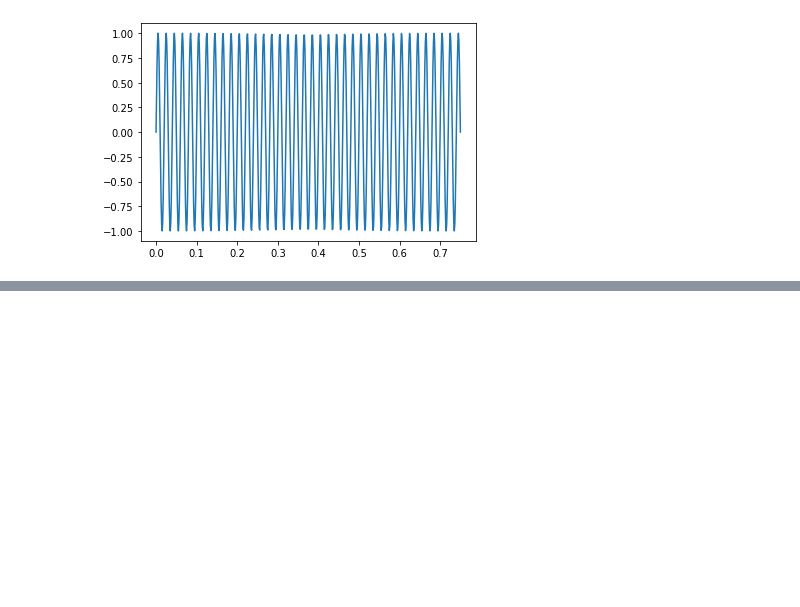
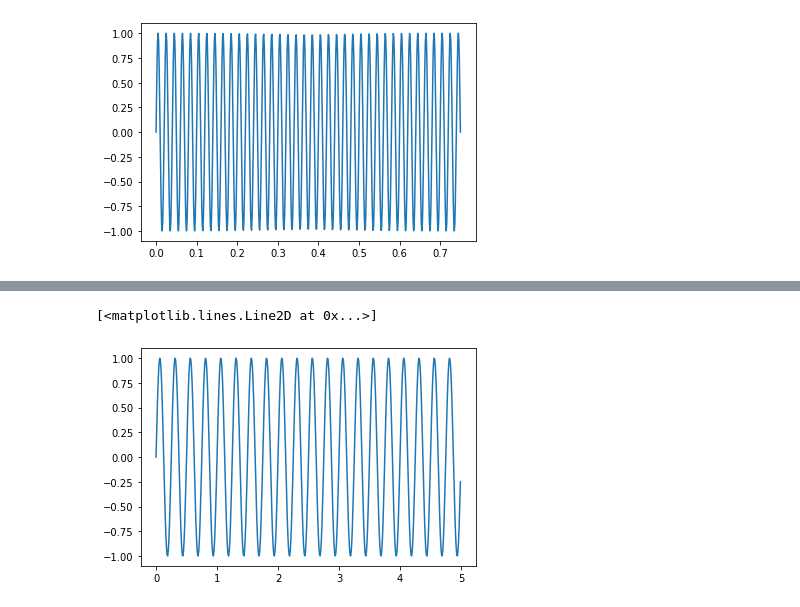
Before and after one commit to Yousousen/pulsar_analysis, a Jupyter notebook: scripts/ipynb.ipynb, the cells around one changed output, grey strips where cells are left out. Cells and saved outputs as stored; diff of their text form; code cells hidden in the pictures; blank space fills up the shorter version.

```diff
--- a/scripts/ipynb.ipynb
+++ b/scripts/ipynb.ipynb
@@ -74,0 +76,16 @@ plt.plot(np.fft.fft(sin)/len(sin))
+# %%
+N = 100
+interval = 1 /N
+# %%
+time = np.arange(0, 5, interval)
+# %%
+signal1Frequency = 4
+signal2Frequency = 7
+
+sin1 = np.sin(2*np.pi*signal1Frequency*time)
+sin2 = np.sin(2*np.pi*signal2Frequency*time)
+# %%
+plt.plot(time, sin1)
+# %% [output]
+[<matplotlib.lines.Line2D at 0x...>]
+[figure, added]
```
Also changed, not shown: parts of 7 cells of this notebook.
